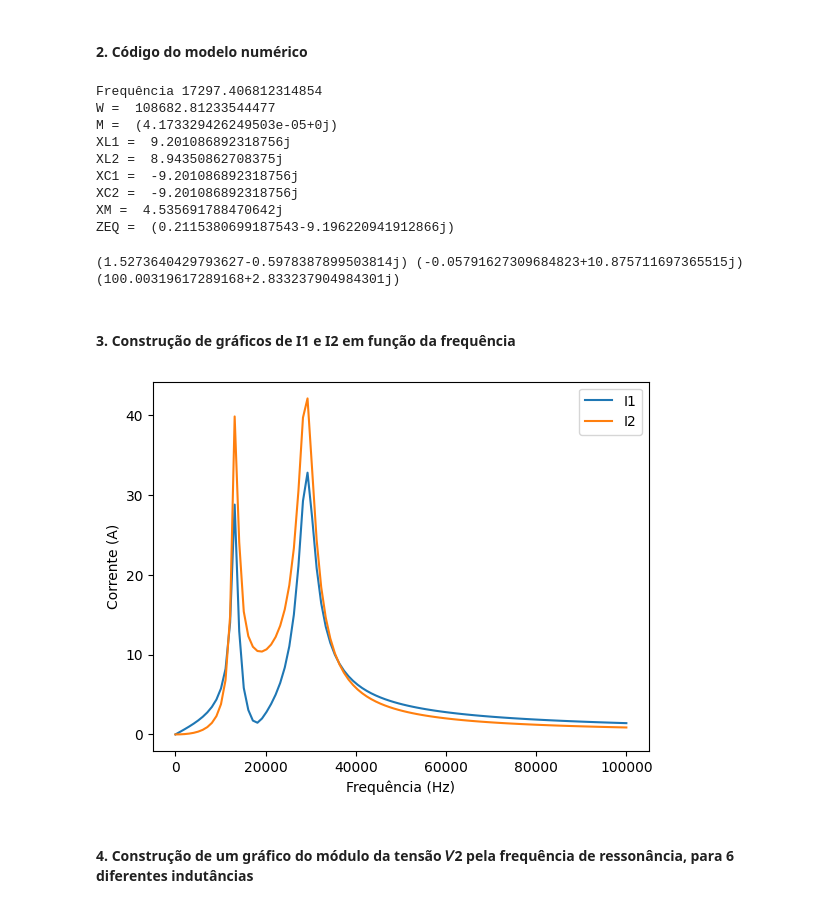
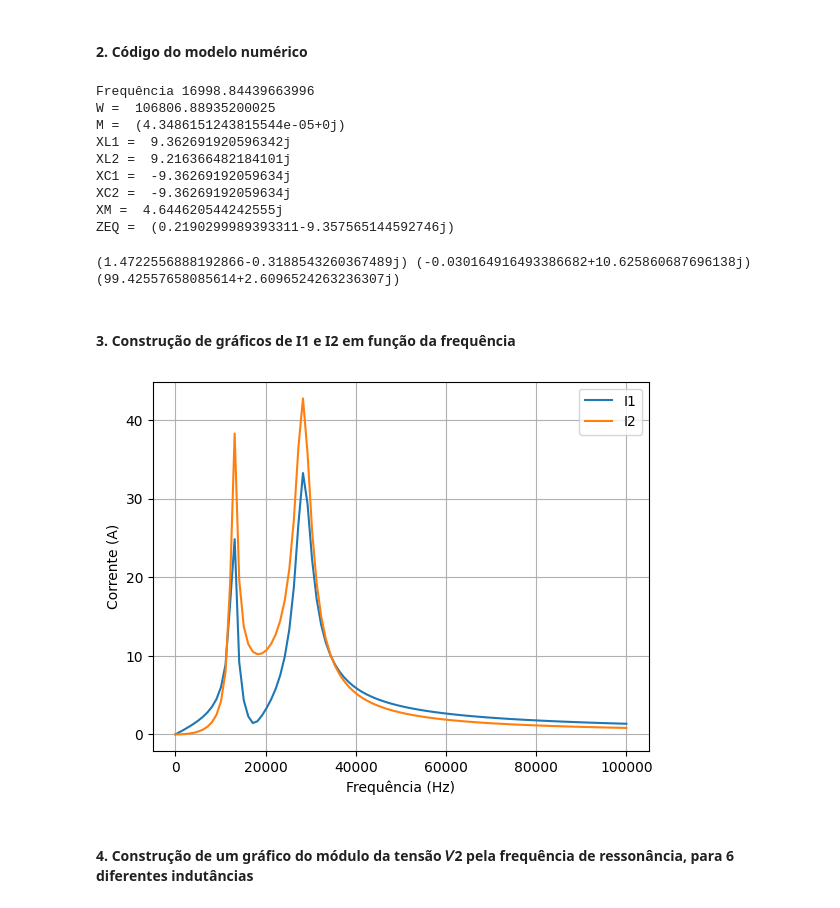
Before and after one commit to DeLucca990/Electromagnetism-Project, a Jupyter notebook: projeto/main_real.ipynb, the cells around one changed output. Cells and saved outputs as stored; diff of their text form; code cells hidden in the pictures.

```diff
--- a/projeto/main_real.ipynb
+++ b/projeto/main_real.ipynb
@@ -11,8 +11,8 @@ import matplotlib.pyplot as plt
 # %%
 R1 = 439.4e-3
 R2 = 424.1e-3
-L1 = 84.66e-6
-L2 = 82.29e-6
+L1 = 87.66e-6
+L2 = 86.29e-6
 C1 = C2 = 1e-6
 
 RC = 400
@@ -42,12 +42,12 @@ print("XC2 = ", XC2)
 print("XM = ", XM)
 print("ZEQ = ", ZEQ)
 # %% [output]
-Frequência 17297.406812314854
-W =  108682.81233544477
-M =  (4.173329426249503e-05+0j)
-XL1 =  9.201086892318756j
-XL2 =  8.94350862708375j
-XC1 =  -9.201086892318756j
-XC2 =  -9.201086892318756j
-XM =  4.535691788470642j
-ZEQ =  (0.2115380699187543-9.196220941912866j)
+Frequência 16998.84439663996
+W =  106806.88935200025
+M =  (4.3486151243815544e-05+0j)
+XL1 =  9.362691920596342j
+XL2 =  9.216366482184101j
+XC1 =  -9.36269192059634j
+XC2 =  -9.36269192059634j
+XM =  4.644620544242555j
+ZEQ =  (0.2190299989393311-9.357565144592746j)
@@ -63,36 +67,37 @@ V2 = I2 * ZEQ
 print(I1, I2)
 print(V2)
 # %% [output]
-(1.5273640429793627-0.5978387899503814j) (-0.05791627309684823+10.875711697365515j)
-(100.00319617289168+2.833237904984301j)
+(1.4722556888192866-0.3188543260367489j) (-0.030164916493386682+10.625860687696138j)
+(99.42557658085614+2.6096524263236307j)
 # %% [markdown]
 #### 3. Construção de gráficos de I1 e I2 em função da frequência
 # %%
 fs = np.linspace(1, 100000, 100)
 I1_list = []
 I2_list = []
 
 for f in fs:
     w = 2*np.pi*f
     XL1 = w * L1 * 1j
     XL2 = w * L2 * 1j
     XC1 = 1/(w * C1 * 1j)
     XC2 = 1/(w * C2 * 1j)
     XM = w * M * 1j
 
     I1, I2 = CalcularTransformador(V1, ZEQ)
     I1_list.append(np.abs(I1))
     I2_list.append(np.abs(I2))
 
 
 plt.plot(fs, I1_list)
 plt.plot(fs, I2_list)
 plt.xlabel('Frequência (Hz)')
 plt.ylabel('Corrente (A)')
 plt.legend(['I1', 'I2'])
+plt.grid()
 plt.show()
 # %% [output]
-[figure, old version]
+[figure, new version]
 # %% [markdown]
 #### 4. Construção de um gráfico do módulo da tensão 𝑉2 pela frequência de ressonância, para 6 diferentes indutâncias
 # %%
```
Also changed, not shown: parts of 4 cells of this notebook.
